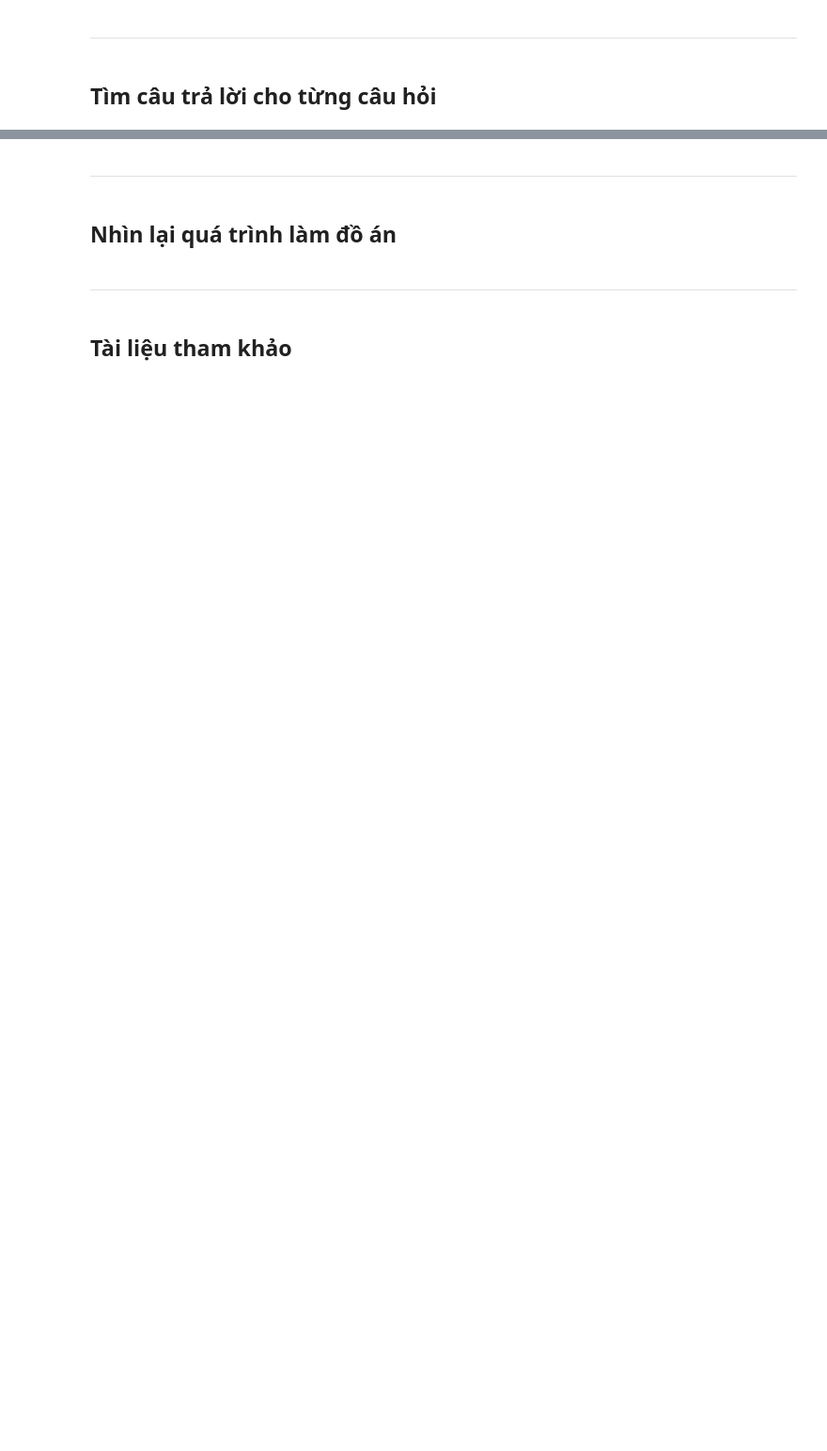
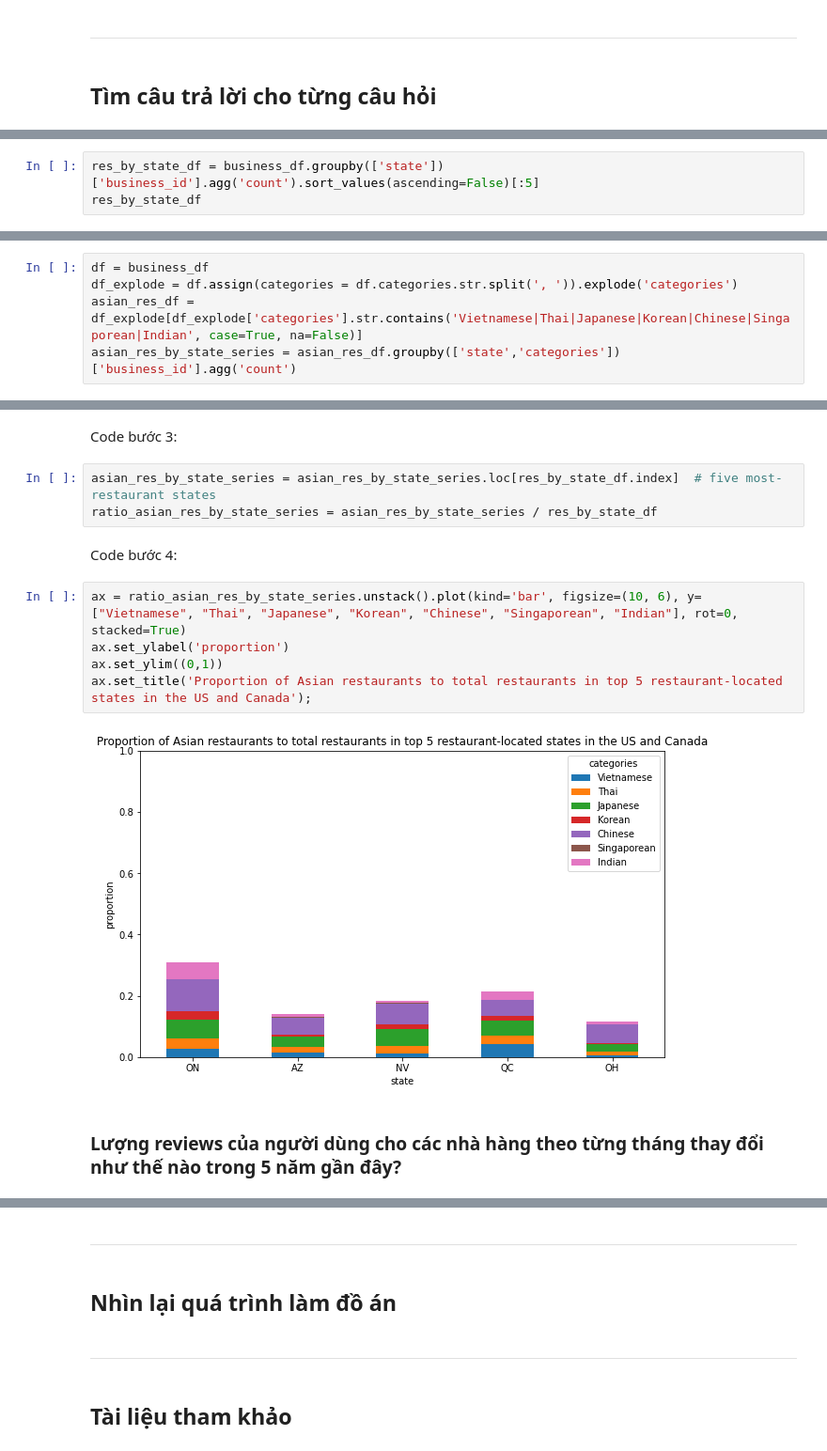
Before and after one commit to nguyenhuands99/p4ds-final-project, a Jupyter notebook: 1712466-NguyenHuuHuan.ipynb, the cells around one changed output, grey strips where cells are left out. Shown: that part at 94% size. Drawn from its saved outputs; the diff is of its cells as text; blank space fills up the shorter version.

```diff
--- a/1712466-NguyenHuuHuan.ipynb
+++ b/1712466-NguyenHuuHuan.ipynb
@@ -295,0 +358,3 @@ reviews_df.date.min(), reviews_df.date.max()
+# %%
+res_by_state_df = business_df.groupby(['state'])['business_id'].agg('count').sort_values(ascending=False)[:5]
+res_by_state_df
@@ -295,0 +371,5 @@ reviews_df.date.min(), reviews_df.date.max()
+# %%
+df = business_df
+df_explode = df.assign(categories = df.categories.str.split(', ')).explode('categories')
+asian_res_df = df_explode[df_explode['categories'].str.contains('Vietnamese|Thai|Japanese|Korean|Chinese|Singaporean|Indian', case=True, na=False)]
+asian_res_by_state_series = asian_res_df.groupby(['state','categories'])['business_id'].agg('count')
@@ -295,0 +388,16 @@ reviews_df.date.min(), reviews_df.date.max()
+# %% [markdown]
+Code bước 3:
+# %%
+asian_res_by_state_series = asian_res_by_state_series.loc[res_by_state_df.index]  # five most-restaurant states
+ratio_asian_res_by_state_series = asian_res_by_state_series / res_by_state_df
+# %% [markdown]
+Code bước 4:
+# %%
+ax = ratio_asian_res_by_state_series.unstack().plot(kind='bar', figsize=(10, 6), y=["Vietnamese", "Thai", "Japanese", "Korean", "Chinese", "Singaporean", "Indian"], rot=0, stacked=True)
+ax.set_ylabel('proportion')
+ax.set_ylim((0,1))
+ax.set_title('Proportion of Asian restaurants to total restaurants in top 5 restaurant-located states in the US and Canada');
+# %% [output]
+[figure, added]
+# %% [markdown]
+### Lượng reviews của người dùng cho các nhà hàng theo từng tháng thay đổi như thế nào trong 5 năm gần đây?
```
Also changed, not shown: parts of 47 cells of this notebook.
